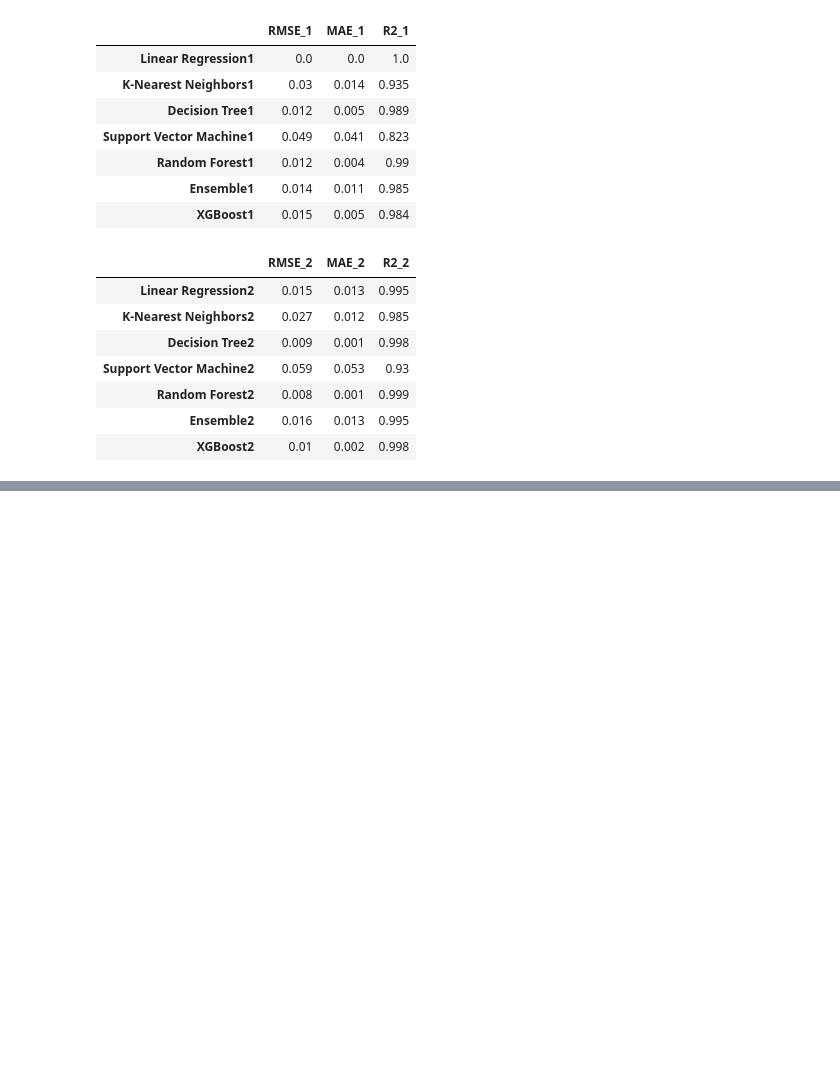
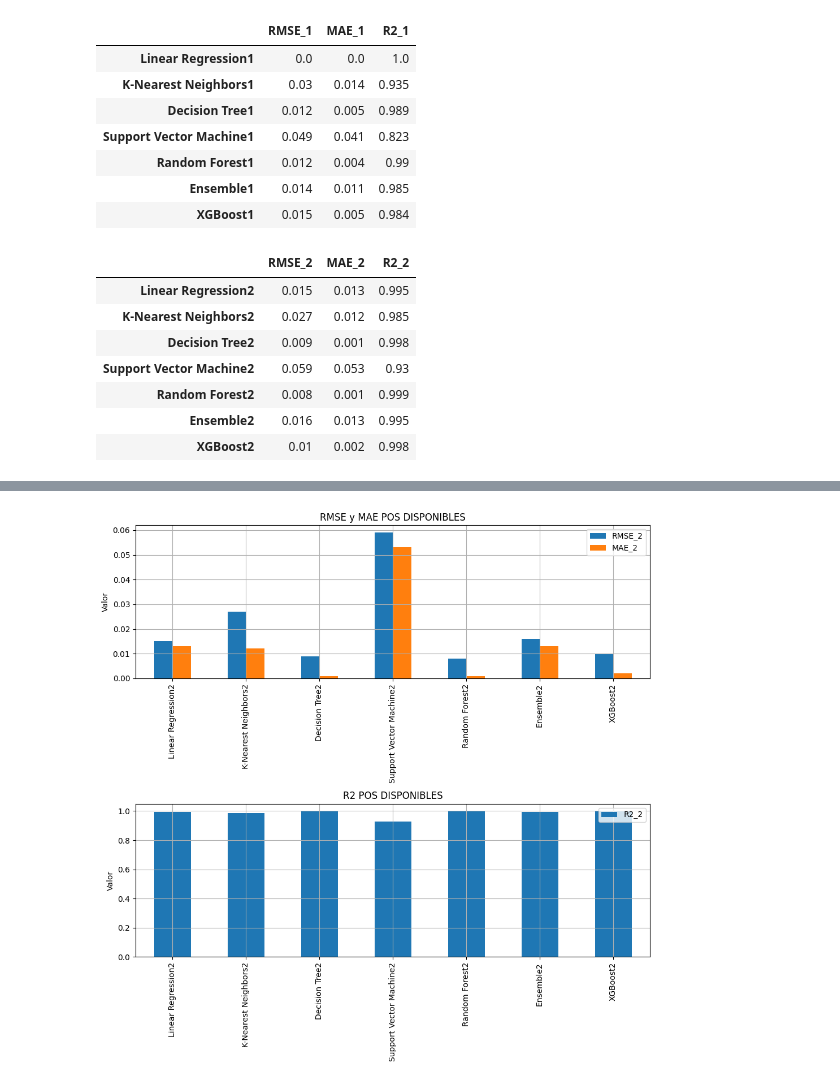
Before and after one commit to Felipepa9/MADSI, a Jupyter notebook: entrega_final_ciencia_de_datos.ipynb, the cells around one changed output, grey strips where cells are left out. Drawn from its saved outputs; the diff is of its cells as text; code cells hidden in the pictures; blank space fills up the shorter version.

```diff
--- a/entrega_final_ciencia_de_datos.ipynb
+++ b/entrega_final_ciencia_de_datos.ipynb
@@ -459,0 +480,20 @@ metricas_modelos_Pos_Disp
+# %%
+# Crear una figura con dos subgráficos
+fig, ax = plt.subplots(2, 1, figsize=(10, 10))
+
+# Gráfico para RMSE y MAE
+metricas_modelos_Pos_Disp[['RMSE_2', 'MAE_2']].plot(kind='bar', ax=ax[0])
+ax[0].set_title('RMSE y MAE POS DISPONIBLES')
+ax[0].set_ylabel('Valor')
+ax[0].grid(True)
+
+# Gráfico para R2
+metricas_modelos_Pos_Disp[['R2_2']].plot(kind='bar', ax=ax[1])
+ax[1].set_title('R2 POS DISPONIBLES')
+ax[1].set_ylabel('Valor')
+ax[1].grid(True)
+
+plt.tight_layout()
+plt.show()
+# %% [output]
+[figure, added]
```
Also changed, not shown: parts of 1 cell of this notebook.
